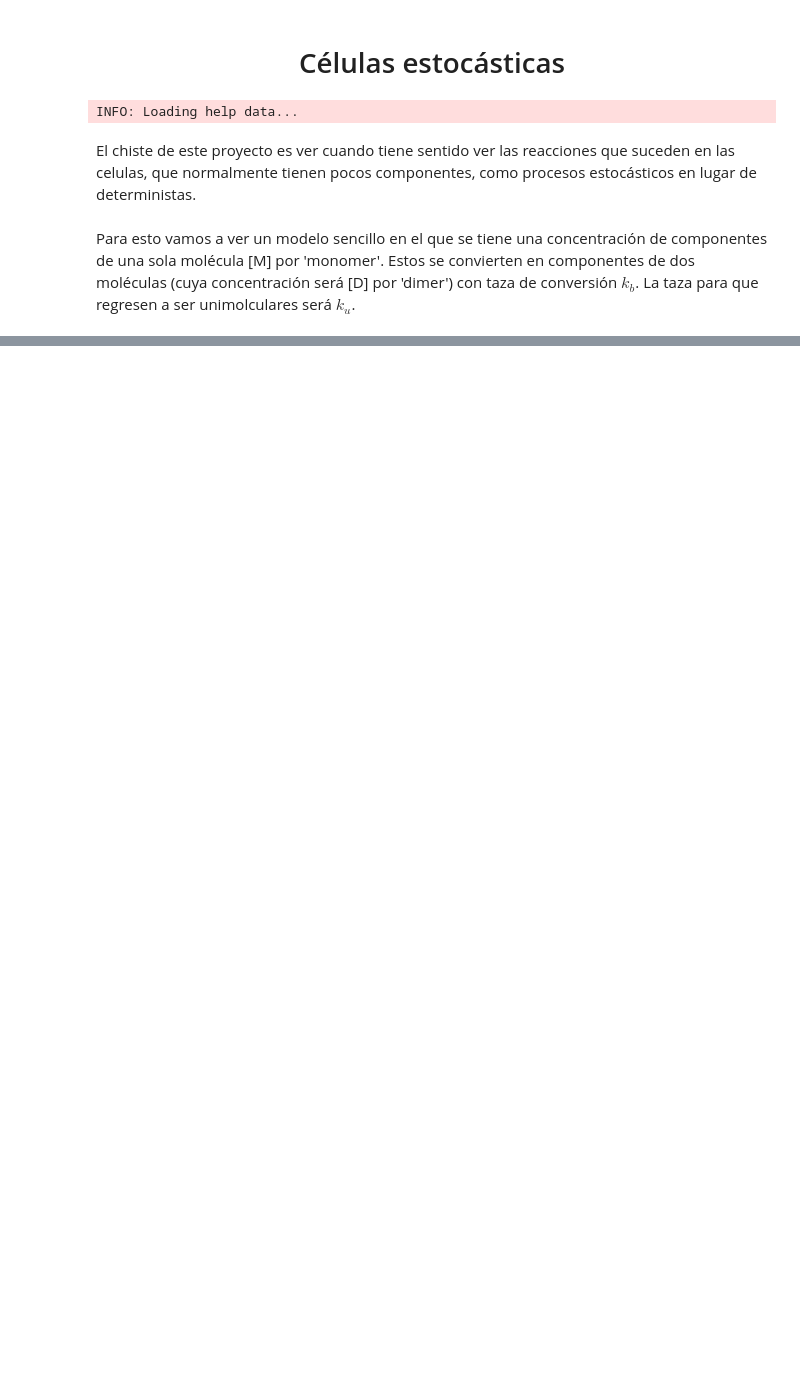
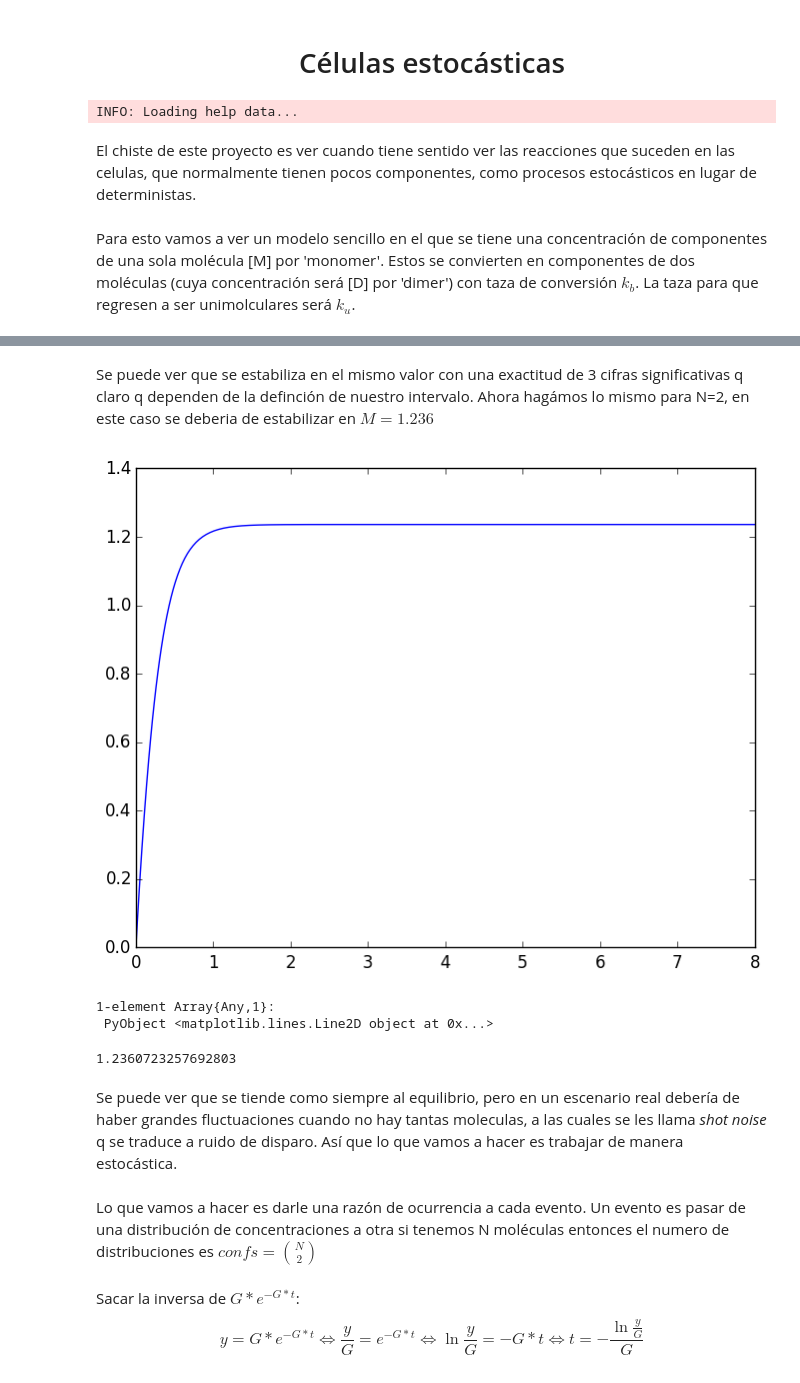
Before and after one commit to epaaso/mi-monte-carlo, a Jupyter notebook: tareas/Proyecto final.ipynb, the cells around one changed output, grey strips where cells are left out. Saved outputs shown, nothing was run; the diff lists cells and outputs as text; code cells hidden in the pictures; blank space fills up the shorter version.

```diff
--- a/tareas/Proyecto final.ipynb
+++ b/tareas/Proyecto final.ipynb
@@ -18,3 +40,28 @@ Sacar la inversa de $G*e^{-G*t}$
+# %% [markdown]
+Se puede ver que se estabiliza en el mismo valor con una exactitud de 3 cifras significativas q claro q dependen de la definción de nuestro intervalo.
+Ahora hagámos lo mismo para N=2, en este caso se deberia de estabilizar en $M=1.236$
+# %%
+N=2.0
+dMdt(t,M)=2N-2M-M^2
+M0=0.0
+tspan= [0:0.1:8.0]
+tout, Mout = ode23(dMdt, M0, tspan)
+plot(tout, Mout)
+# %% [output]
+[figure, added]
+1-element Array{Any,1}:
+ PyObject <matplotlib.lines.Line2D object at 0x...>
+# %%
+Mout[end]
+# %% [output]
+1.2360723257692803
+# %% [markdown]
+Se puede ver que se tiende como siempre al equilibrio, pero en un escenario real debería de haber grandes fluctuaciones cuando no hay tantas moleculas, a las cuales se les llama *shot noise* q se traduce a ruido de disparo.
+Así que lo que vamos a hacer es trabajar de manera estocástica.
+# %% [markdown]
+Lo que vamos a hacer es darle una razón de ocurrencia a cada evento. Un evento es pasar de una distribución de concentraciones a otra si tenemos N moléculas entonces el numero de distribuciones es $confs=\binom{N}{2}$
+# %% [markdown]
+Sacar la inversa de $G*e^{-G*t}$: $$y=G*e^{-G*t} \iff \frac{y}{G}= e^{-G*t} \iff \ln{\frac{y}{G}}=-G*t \iff t=-\frac{\ln{\frac{y}{G}}}{G}$$
 # %%
 function random_t_espera(Γtot::Float64)
 
```
Also changed, not shown: parts of 9 cells of this notebook.
